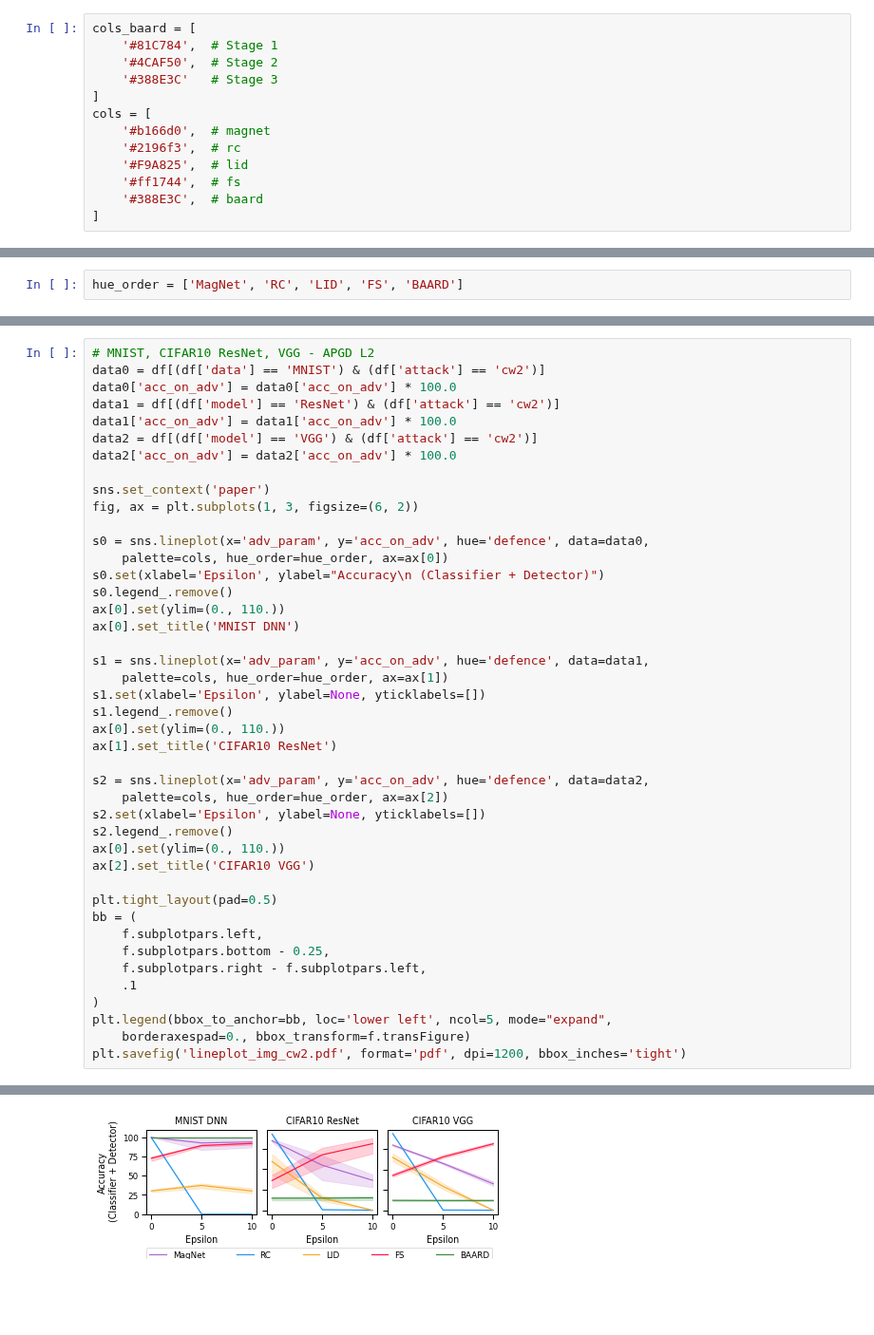
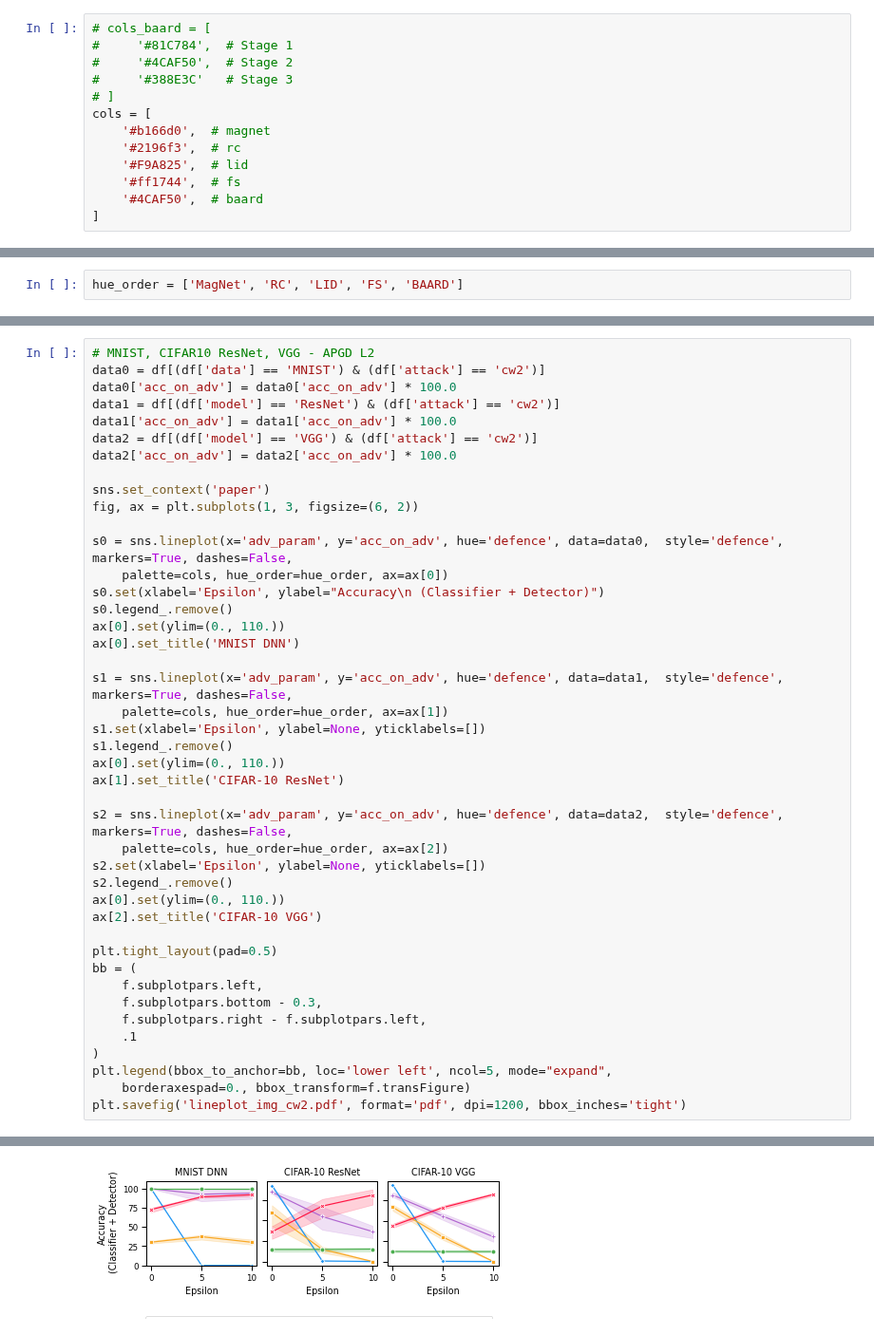
Before and after one commit to changx03/baard_exp2, a Jupyter notebook: charts/acc_plots.ipynb, the cells around one changed output, grey strips where cells are left out. Shown at 95% size. Saved outputs shown, nothing was run; the diff lists cells and outputs as text; blank space fills up the shorter version.

```diff
--- a/charts/acc_plots.ipynb
+++ b/charts/acc_plots.ipynb
@@ -10,17 +10,17 @@ import matplotlib.pyplot as plt
 import seaborn as sns
 from matplotlib import gridspec
 # %%
-cols_baard = [
-    '#81C784',  # Stage 1
-    '#4CAF50',  # Stage 2
-    '#388E3C'   # Stage 3
-]
+# cols_baard = [
+#     '#81C784',  # Stage 1
+#     '#4CAF50',  # Stage 2
+#     '#388E3C'   # Stage 3
+# ]
 cols = [
     '#b166d0',  # magnet
     '#2196f3',  # rc
     '#F9A825',  # lid
     '#ff1744',  # fs
-    '#388E3C',  # baard
+    '#4CAF50',  # baard
 ]
 # %%
 df = pd.read_csv('full_results.csv')
@@ -288,31 +312,31 @@ data2['acc_on_adv'] = data2['acc_on_adv'] * 100.0
 sns.set_context('paper')
 fig, ax = plt.subplots(1, 3, figsize=(6, 2))
 
-s0 = sns.lineplot(x='adv_param', y='acc_on_adv', hue='defence', data=data0,
+s0 = sns.lineplot(x='adv_param', y='acc_on_adv', hue='defence', data=data0,  style='defence', markers=True, dashes=False,
     palette=cols, hue_order=hue_order, ax=ax[0])
 s0.set(xlabel='Epsilon', ylabel="Accuracy\n (Classifier + Detector)")
 s0.legend_.remove()
 ax[0].set(ylim=(0., 110.))
 ax[0].set_title('MNIST DNN')
 
-s1 = sns.lineplot(x='adv_param', y='acc_on_adv', hue='defence', data=data1,
+s1 = sns.lineplot(x='adv_param', y='acc_on_adv', hue='defence', data=data1,  style='defence', markers=True, dashes=False,
     palette=cols, hue_order=hue_order, ax=ax[1])
 s1.set(xlabel='Epsilon', ylabel=None, yticklabels=[])
 s1.legend_.remove()
 ax[0].set(ylim=(0., 110.))
-ax[1].set_title('CIFAR10 ResNet')
+ax[1].set_title('CIFAR-10 ResNet')
 
-s2 = sns.lineplot(x='adv_param', y='acc_on_adv', hue='defence', data=data2,
+s2 = sns.lineplot(x='adv_param', y='acc_on_adv', hue='defence', data=data2,  style='defence', markers=True, dashes=False,
     palette=cols, hue_order=hue_order, ax=ax[2])
 s2.set(xlabel='Epsilon', ylabel=None, yticklabels=[])
 s2.legend_.remove()
 ax[0].set(ylim=(0., 110.))
-ax[2].set_title('CIFAR10 VGG')
+ax[2].set_title('CIFAR-10 VGG')
 
 plt.tight_layout(pad=0.5)
 bb = (
     f.subplotpars.left,
-    f.subplotpars.bottom - 0.25,
+    f.subplotpars.bottom - 0.3,
     f.subplotpars.right - f.subplotpars.left,
     .1
 )
@@ -323 +359 @@ plt.savefig('lineplot_img_cw2.pdf', format='pdf', dpi=1200, bbox_inches='tight')
-[figure, old version]
+[figure, new version]
```
Also changed, not shown: parts of 8 cells of this notebook, 12 other files.
